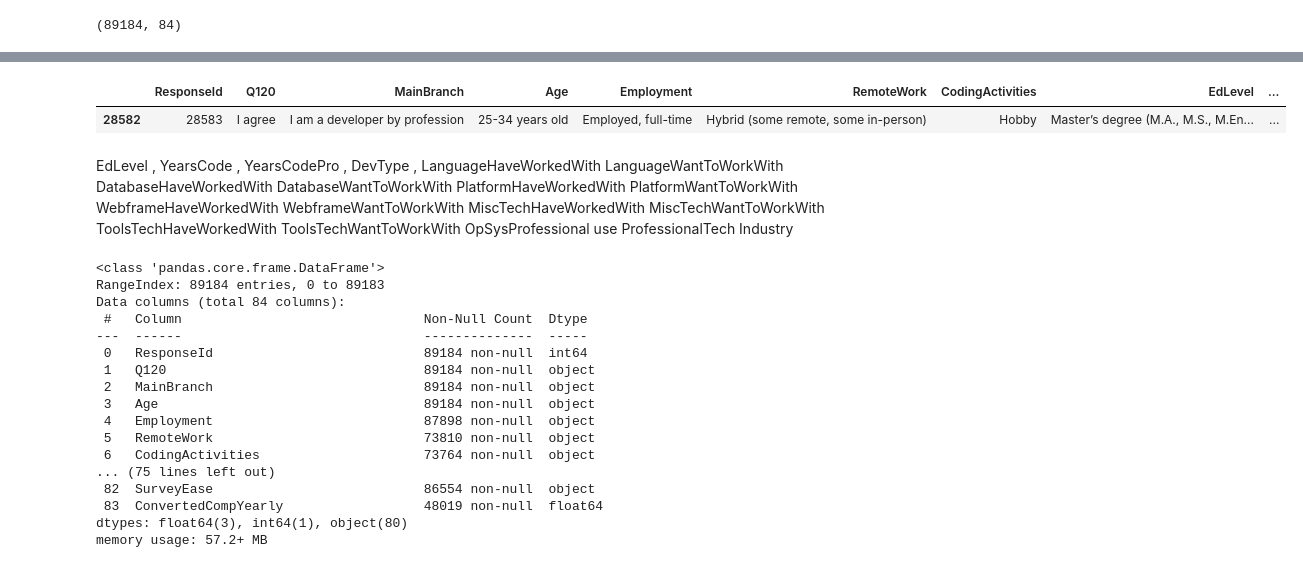
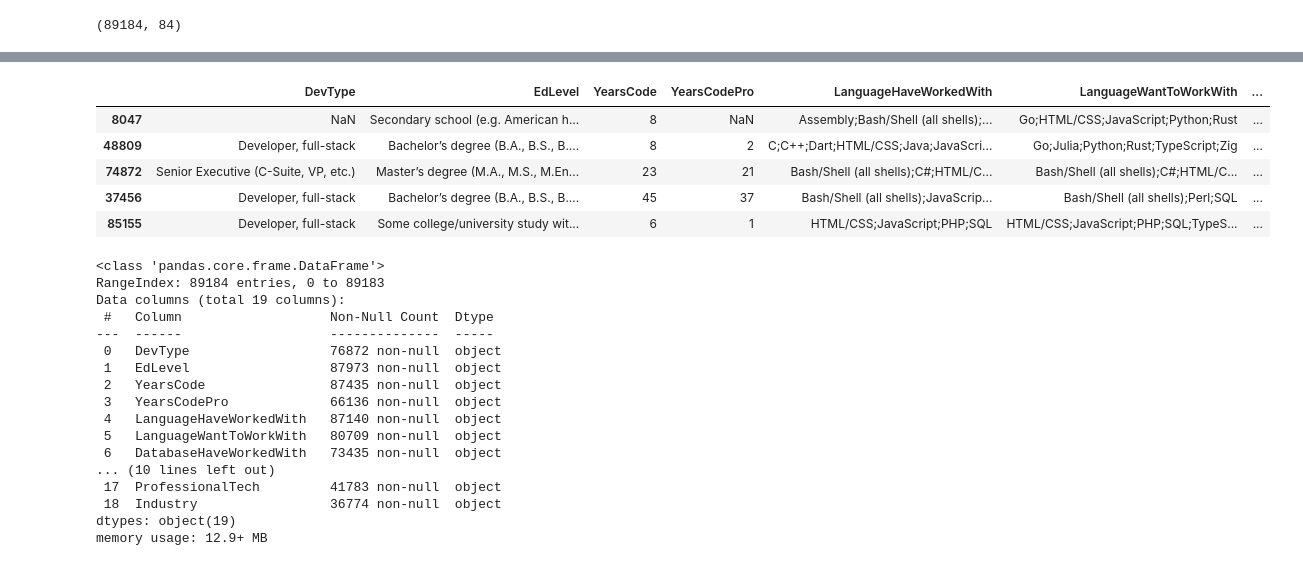
Before and after one commit to Abdelhakiem/CareerMentor.ai, a Jupyter notebook: notebooks/0_initial_data_exploration.ipynb, the cells around one changed output, grey strips where cells are left out. Cells and saved outputs as stored; diff of their text form; code cells hidden in the pictures.

Commit message:
Updating initial data exploration notebook

```diff
--- a/notebooks/0_initial_data_exploration.ipynb
+++ b/notebooks/0_initial_data_exploration.ipynb
@@ -14,29 +32,40 @@ raw_df.shape
+# %%
+SELECTED_COLUMNS =['DevType', 'EdLevel', 'YearsCode', 'YearsCodePro',
+    'LanguageHaveWorkedWith', 'LanguageWantToWorkWith',
+    'DatabaseHaveWorkedWith', 'DatabaseWantToWorkWith',
+    'PlatformHaveWorkedWith', 'PlatformWantToWorkWith',
+    'WebframeHaveWorkedWith', 'WebframeWantToWorkWith',
+    'MiscTechHaveWorkedWith', 'MiscTechWantToWorkWith',
+    'ToolsTechHaveWorkedWith', 'ToolsTechWantToWorkWith',
+    'OpSysProfessional use', 'ProfessionalTech', 'Industry'
+]
 # %%
-raw_df.sample(n = 1)
+raw_df = raw_df[SELECTED_COLUMNS]
+raw_df.sample(n = 5)
 # %% [output]
-|  | ResponseId | Q120 | MainBranch | Age | Employment | RemoteWork | CodingActivities | EdLevel | ... |
-| 28582 | 28583 | I agree | I am a developer by profession | 25-34 years old | Employed, full-time | Hybrid (some remote, some in-person) | Hobby | Master’s degree (M.A., M.S., M.En... | ... |
+|  | DevType | EdLevel | YearsCode | YearsCodePro | LanguageHaveWorkedWith | LanguageWantToWorkWith | ... |
+| 8047 | NaN | Secondary school (e.g. American h... | 8 | NaN | Assembly;Bash/Shell (all shells);... | Go;HTML/CSS;JavaScript;Python;Rust | ... |
+| 48809 | Developer, full-stack | Bachelor’s degree (B.A., B.S., B.... | 8 | 2 | C;C++;Dart;HTML/CSS;Java;JavaScri... | Go;Julia;Python;Rust;TypeScript;Zig | ... |
+| 74872 | Senior Executive (C-Suite, VP, etc.) | Master’s degree (M.A., M.S., M.En... | 23 | 21 | Bash/Shell (all shells);C#;HTML/C... | Bash/Shell (all shells);C#;HTML/C... | ... |
+| 37456 | Developer, full-stack | Bachelor’s degree (B.A., B.S., B.... | 45 | 37 | Bash/Shell (all shells);JavaScrip... | Bash/Shell (all shells);Perl;SQL | ... |
+| 85155 | Developer, full-stack | Some college/university study wit... | 6 | 1 | HTML/CSS;JavaScript;PHP;SQL | HTML/CSS;JavaScript;PHP;SQL;TypeS... | ... |
-# %% [markdown]
-EdLevel , YearsCode , YearsCodePro , DevType ,
-LanguageHaveWorkedWith	LanguageWantToWorkWith	DatabaseHaveWorkedWith	DatabaseWantToWorkWith	PlatformHaveWorkedWith	PlatformWantToWorkWith	WebframeHaveWorkedWith	WebframeWantToWorkWith MiscTechHaveWorkedWith	MiscTechWantToWorkWith	ToolsTechHaveWorkedWith	ToolsTechWantToWorkWith			OpSysProfessional use
-ProfessionalTech	Industry
 # %%
 raw_df.info()
 # %% [output]
 <class 'pandas.core.frame.DataFrame'>
 RangeIndex: 89184 entries, 0 to 89183
-Data columns (total 84 columns):
- #   Column                               Non-Null Count  Dtype
----  ------                               --------------  -----
- 0   ResponseId                           89184 non-null  int64
- 1   Q120                                 89184 non-null  object
- 2   MainBranch                           89184 non-null  object
- 3   Age                                  89184 non-null  object
- 4   Employment                           87898 non-null  object
- 5   RemoteWork                           73810 non-null  object
- 6   CodingActivities                     73764 non-null  object
-... (75 lines left out)
- 82  SurveyEase                           86554 non-null  object
- 83  ConvertedCompYearly                  48019 non-null  float64
-dtypes: float64(3), int64(1), object(80)
-memory usage: 57.2+ MB
+Data columns (total 19 columns):
+ #   Column                   Non-Null Count  Dtype
+---  ------                   --------------  -----
+ 0   DevType                  76872 non-null  object
+ 1   EdLevel                  87973 non-null  object
+ 2   YearsCode                87435 non-null  object
+ 3   YearsCodePro             66136 non-null  object
+ 4   LanguageHaveWorkedWith   87140 non-null  object
+ 5   LanguageWantToWorkWith   80709 non-null  object
+ 6   DatabaseHaveWorkedWith   73435 non-null  object
+... (10 lines left out)
+ 17  ProfessionalTech         41783 non-null  object
+ 18  Industry                 36774 non-null  object
+dtypes: object(19)
+memory usage: 12.9+ MB
```
Also changed, not shown: parts of 11 cells of this notebook.
